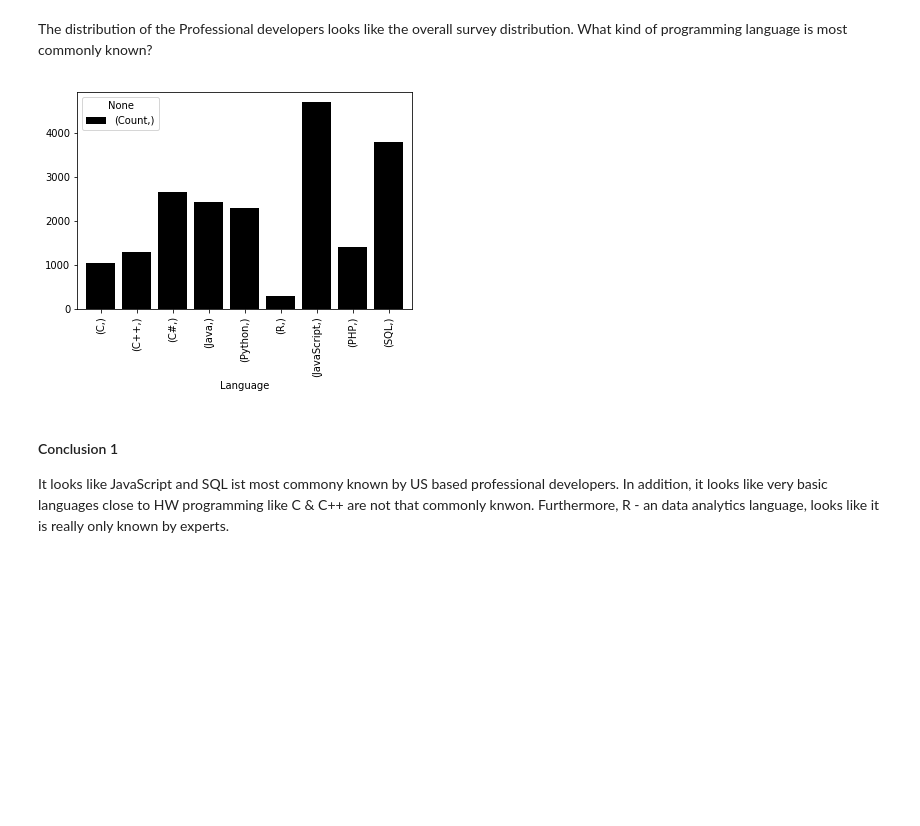
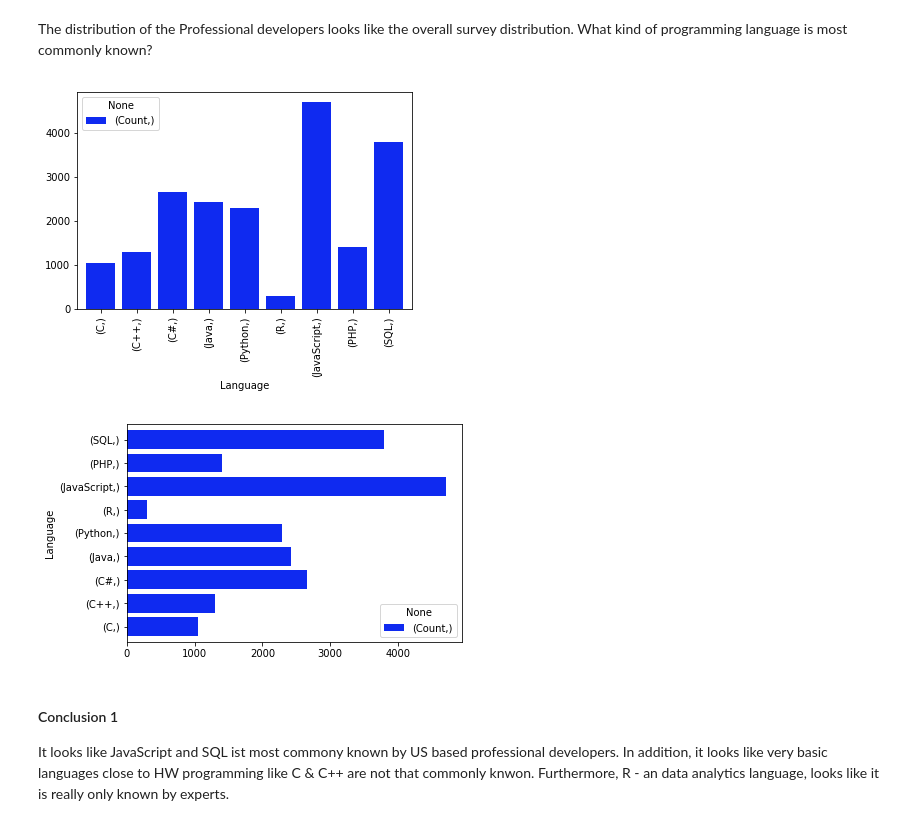
Before and after one commit to Krout1/Udacity4, a Jupyter notebook: Survey_Analytics.ipynb, the cells around one changed output. Cells and saved outputs as stored; diff of their text form; code cells hidden in the pictures; blank space fills up the shorter version.

```diff
--- a/Survey_Analytics.ipynb
+++ b/Survey_Analytics.ipynb
@@ -92,3 +108,7 @@ InterestedAnswers              32.650996
 Salary                         74.916329
 ExpectedSalary                 95.007005
 Length: 154, dtype: float64
+# %%
+# Handle Categories and NAN values for Review Purpose
+pd.get_dummies(raw_data['Gender'])
+raw_data['Gender_TMP'] = raw_data['Gender'].map({'Female':1, 'Male': 0})
@@ -134,17 +177,19 @@ The distribution of the Professional developers looks like the overall survey di
 # %%
 professionals = raw_data[raw_data['Professional']=='Professional developer']
 professionals_US = professionals[professionals['Country'] == "United States"]
 languages = ['C','C++','C#','Java','Python','R','JavaScript','PHP','SQL']
 result_US={}
 for i in languages:
     result_US[i]=(professionals_US['HaveWorkedLanguage'].apply(lambda x: i in str(x).split('; ')).value_counts()[1])
 lang_count=pd.DataFrame(list(result_US.items()))
 lang_count.columns=[['Language','Count']]
 lang_count.set_index('Language',inplace=True)
-lang_count.plot.bar(width=0.8,color='#000000')
+lang_count.plot.bar(width=0.8,color='#0F2AF0')
+lang_count.plot.barh(width=0.8,color='#0F2AF0')
 plt.show()
 # %% [output]
-[figure, old version]
+[figure, new version]
+[figure, added]
 # %% [markdown]
 #### Conclusion 1
 It looks like JavaScript and SQL ist most commony known by US based professional developers. In addition, it looks like very basic languages close to HW programming  like C & C++ are not that commonly knwon. Furthermore, R - an data analytics language, looks like it is really only known by experts.
```
Also changed, not shown: parts of 6 cells of this notebook.
